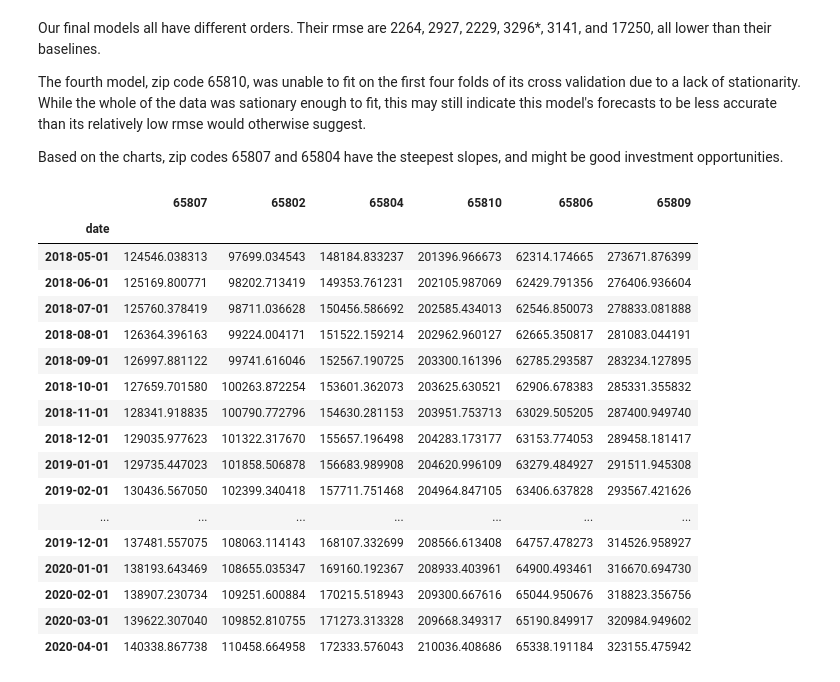
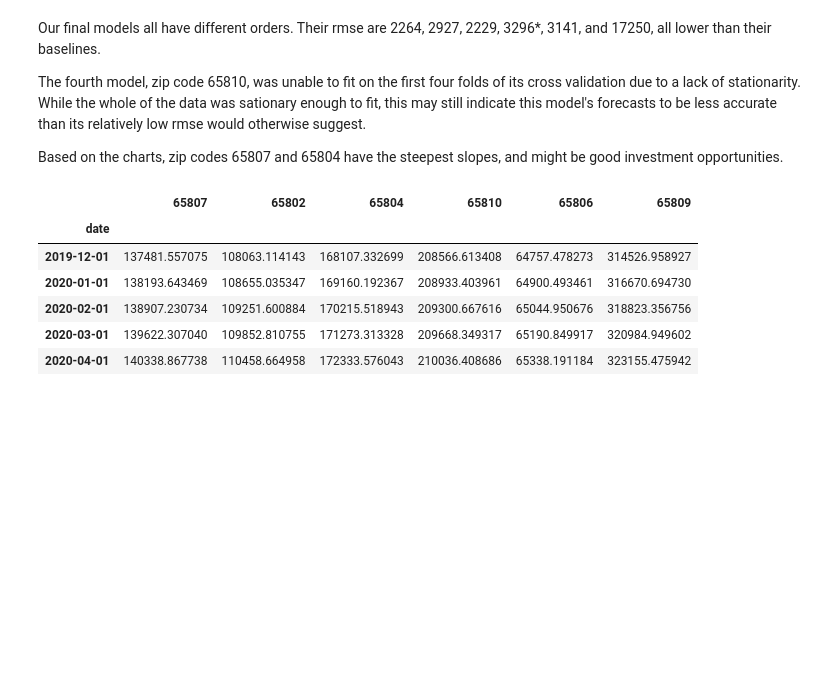
Before and after one commit to tjkim614/springfield_housing_analysis, a Jupyter notebook: 2-Modeling.ipynb, the cells around one changed output. Cells and saved outputs as stored; diff of their text form; code cells hidden in the pictures; blank space fills up the shorter version.

```diff
--- a/2-Modeling.ipynb
+++ b/2-Modeling.ipynb
@@ -73,18 +69,15 @@ from pmdarima.arima import auto_arima
 order_dict = {}
 
 for col in springfield.columns:
-    auto = auto_arima(springfield[col], max_order=None, max_p=10, max_q=10, d=2, max_d=5, information_criterion='aic',
-                     seasonal=False)
-
-    # was planning on running this wider search below overnight, but couldn't get pmdarima to import without error
-    #auto = auto_arima(springfield[col], start_p=1, start_q=1, max_p=10, max_q=10, max_d=5, max_order=None, information_criterion='aic')
+    auto = auto_arima(springfield[col], max_order=None, start_p=1, start_q=1,
+                      max_p=10, max_q=10, d=2, max_d=5, information_criterion='aic',
+                      seasonal=False)
 
     order_dict[col] = auto.get_params()['order']
 
-    print(col)
-    print(auto.summary(), '\n\n\n')
-    # Is it possible to just pull the AIC out of the summary?
-    # I'd rather just print out one or two things as opposed to this whole summary that nobody will read.
+    print('Results:', col)
+    print('order:', auto.get_params()['order'])
+    print('aic:', auto.aic(), '\n\n\n')
 
 order_dict
 # %% [output]
@@ -196,23 +189,12 @@ Based on the charts, zip codes 65807 and 65804 have the steepest slopes, and mig
 # %%
 arima_forecasts = {i:k.values.flatten() for i, k in forecasts.items()}
 arima_forecasts['date'] = list(forecasts.values())[0].index
 forecasts_df = pd.DataFrame(arima_forecasts)
 forecasts_df.set_index('date', inplace=True)
-forecasts_df
+forecasts_df.tail()
 # %% [output]
 |  | 65807 | 65802 | 65804 | 65810 | 65806 | 65809 |
 | date |  |  |  |  |  |  |
-| 2018-05-01 | 124546.038313 | 97699.034543 | 148184.833237 | 201396.966673 | 62314.174665 | 273671.876399 |
-| 2018-06-01 | 125169.800771 | 98202.713419 | 149353.761231 | 202105.987069 | 62429.791356 | 276406.936604 |
-| 2018-07-01 | 125760.378419 | 98711.036628 | 150456.586692 | 202585.434013 | 62546.850073 | 278833.081888 |
-| 2018-08-01 | 126364.396163 | 99224.004171 | 151522.159214 | 202962.960127 | 62665.350817 | 281083.044191 |
-| 2018-09-01 | 126997.881122 | 99741.616046 | 152567.190725 | 203300.161396 | 62785.293587 | 283234.127895 |
-| 2018-10-01 | 127659.701580 | 100263.872254 | 153601.362073 | 203625.630521 | 62906.678383 | 285331.355832 |
-| 2018-11-01 | 128341.918835 | 100790.772796 | 154630.281153 | 203951.753713 | 63029.505205 | 287400.949740 |
-| 2018-12-01 | 129035.977623 | 101322.317670 | 155657.196498 | 204283.173177 | 63153.774053 | 289458.181417 |
-| 2019-01-01 | 129735.447023 | 101858.506878 | 156683.989908 | 204620.996109 | 63279.484927 | 291511.945308 |
-| 2019-02-01 | 130436.567050 | 102399.340418 | 157711.751468 | 204964.847105 | 63406.637828 | 293567.421626 |
-| ... | ... | ... | ... | ... | ... | ... |
 | 2019-12-01 | 137481.557075 | 108063.114143 | 168107.332699 | 208566.613408 | 64757.478273 | 314526.958927 |
 | 2020-01-01 | 138193.643469 | 108655.035347 | 169160.192367 | 208933.403961 | 64900.493461 | 316670.694730 |
 | 2020-02-01 | 138907.230734 | 109251.600884 | 170215.518943 | 209300.667616 | 65044.950676 | 318823.356756 |
```
Also changed, not shown: parts of 8 cells of this notebook, 4 other files.
